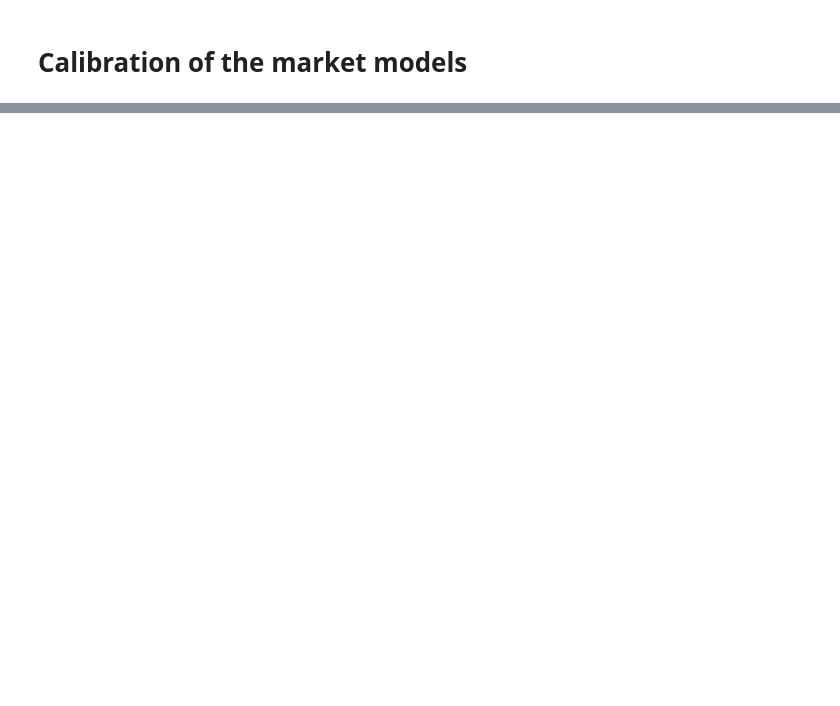
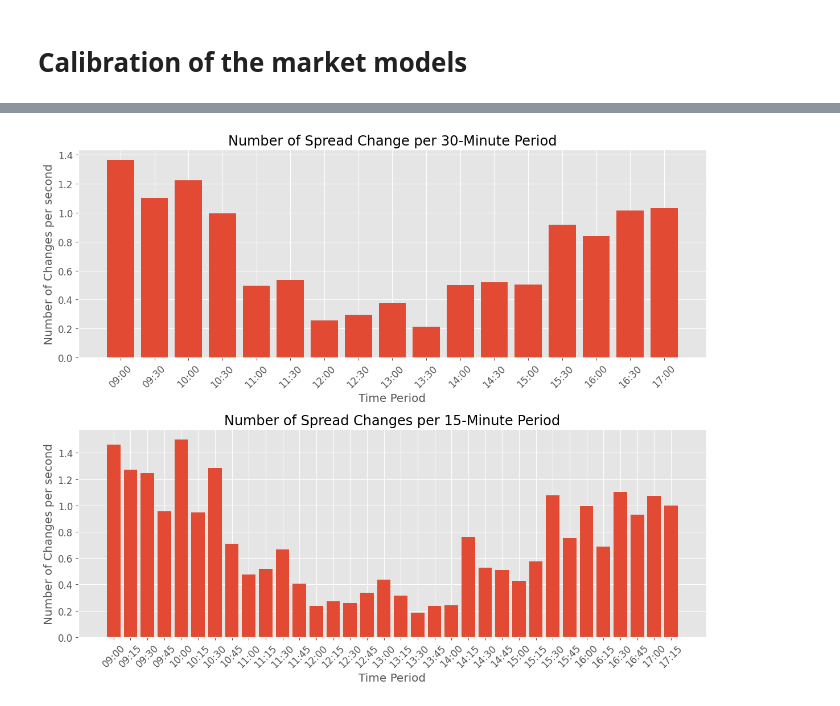
Before and after one commit to ZeBaoB/High-Frequency-Trading, a Jupyter notebook: Optimal stategy project (en cours)/dev calibration.ipynb, the cells around one changed output, grey strips where cells are left out. Drawn from its saved outputs; the diff is of its cells as text; code cells hidden in the pictures; blank space fills up the shorter version.

```diff
--- a/Optimal stategy project (en cours)/dev calibration.ipynb
+++ b/Optimal stategy project (en cours)/dev calibration.ipynb
@@ -84,0 +138,17 @@ SG data sample:
+# %%
+ticks_size = 10.0
+nb_ticks_max = 12
+
+df = bnpp_data.copy()
+df["spread shifted"] = df["spread"].shift()
+df = df[ ["ets", "spread", "spread shifted"]]
+df[["spread", "spread shifted"]]=df[["spread", "spread shifted"]]/ticks_size
+
+spread_sequence = [ min(int(df.loc[0, "spread"]), nb_ticks_max) ]
+ets_sequence = [df.loc[0, "ets"]]
+
+for i in range(1, df.shape[0]):
+    act_spread = min(int(df.loc[i, "spread"]), nb_ticks_max)
+    if act_spread != spread_sequence[-1]:
+        spread_sequence.append(act_spread)
+        ets_sequence.append(df.loc[i, "ets"])
@@ -84,0 +251,28 @@ SG data sample:
+# %%
+# Get the counts for different periods
+thirty_min_counts = count_spreadTransition_by_period(ets_sequence, 30)
+fifteen_min_counts = count_spreadTransition_by_period(ets_sequence, 15)
+
+# Plot the results for both periods
+fig, (ax1, ax2) = plt.subplots(2, 1, figsize=(12, 10))
+
+# 30-minute periods plot
+ax1.bar(thirty_min_counts.keys(), thirty_min_counts.values())
+ax1.set_title('Number of Spread Change per 30-Minute Period')
+ax1.set_xlabel('Time Period')
+ax1.set_ylabel('Number of Changes per second')
+ax1.tick_params(axis='x', rotation=45)
+ax1.grid(True)
+
+# 15-minute periods plot
+ax2.bar(fifteen_min_counts.keys(), fifteen_min_counts.values())
+ax2.set_title('Number of Spread Changes per 15-Minute Period')
+ax2.set_xlabel('Time Period')
+ax2.set_ylabel('Number of Changes per second')
+ax2.tick_params(axis='x', rotation=45)
+ax2.grid(True)
+
+plt.tight_layout()
+plt.show()
+# %% [output]
+[figure, added]
```
Also changed, not shown: parts of 25 cells of this notebook, 4 other files.
